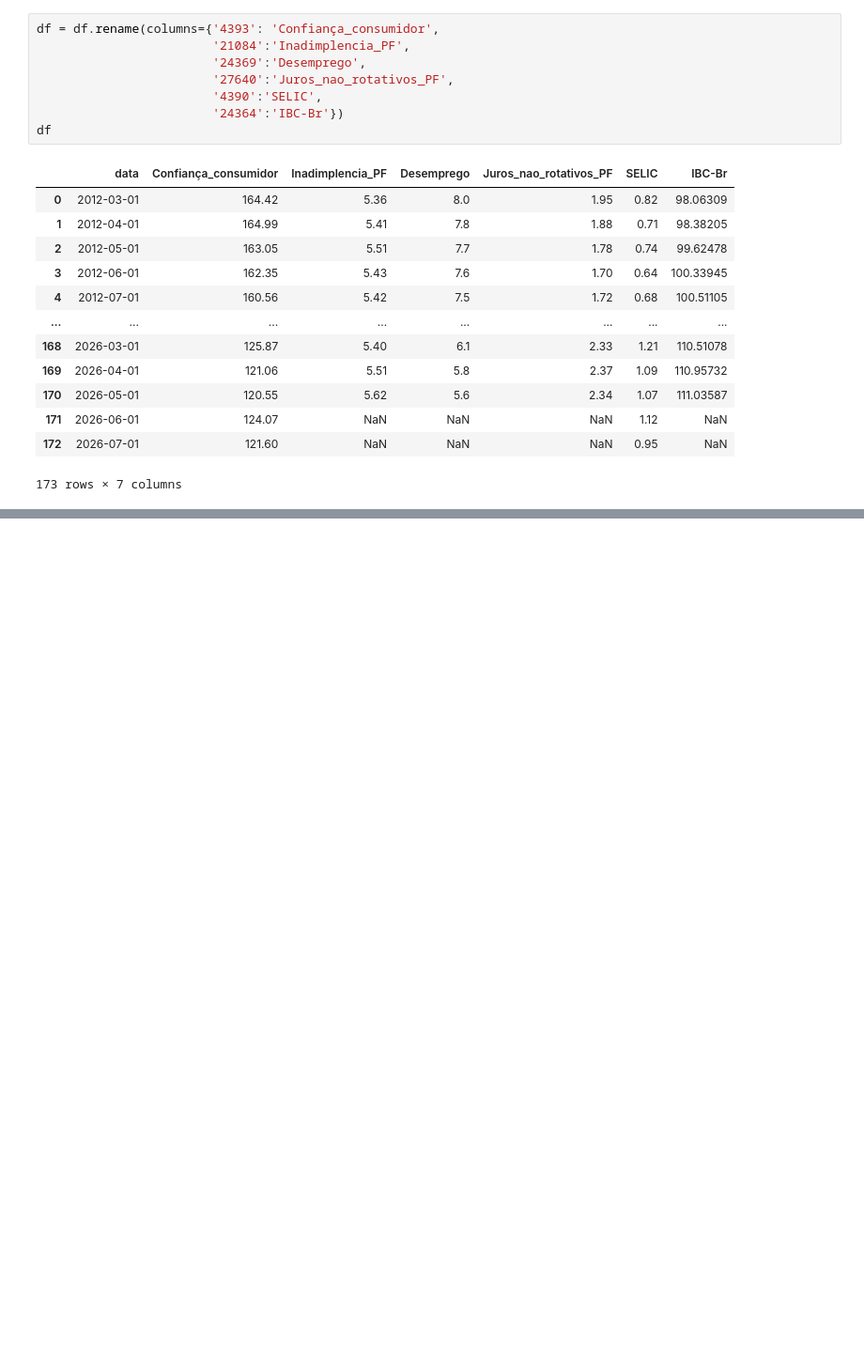
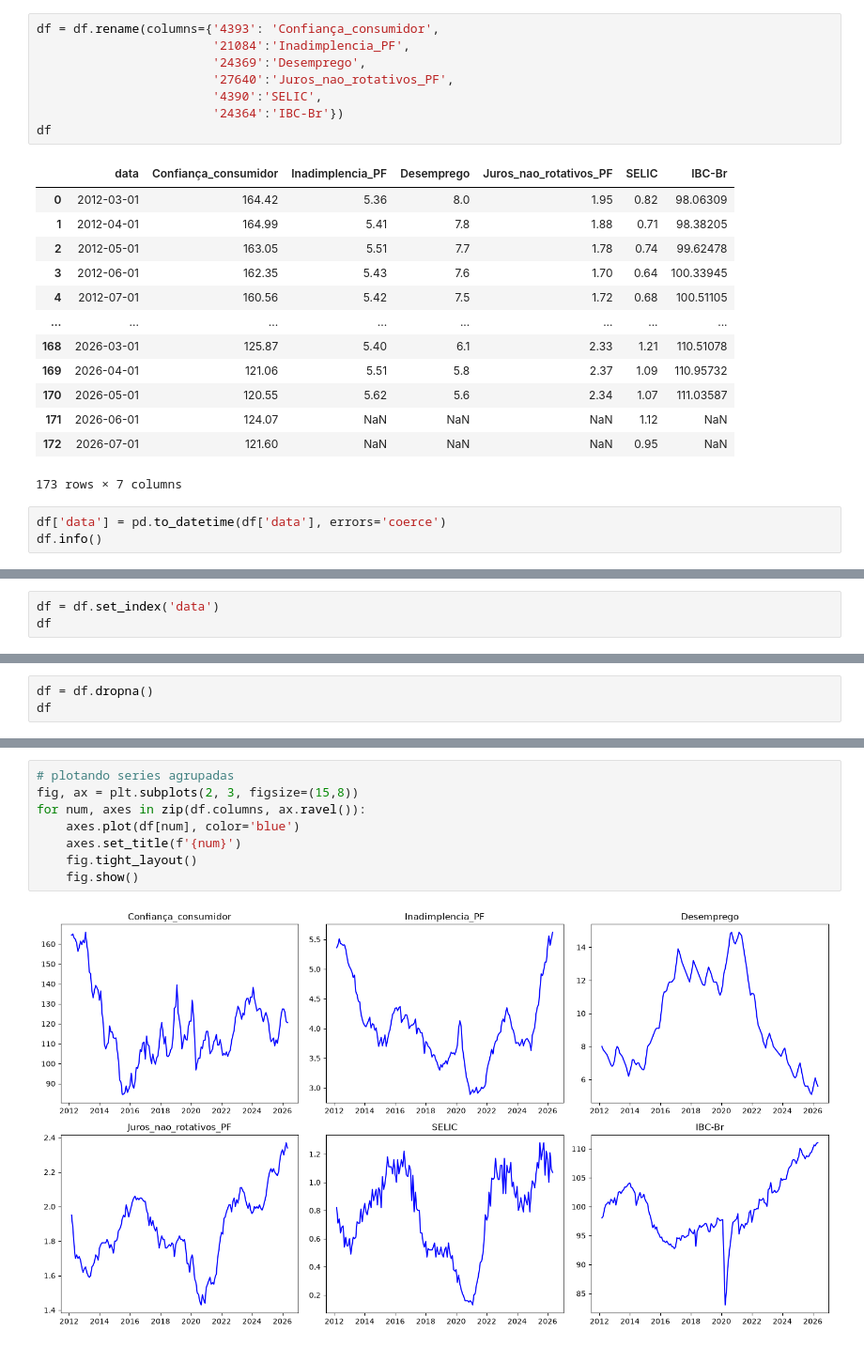
Before and after one commit to WesleySouza13/MacroEconomic-Modeling-Inverse-Problems-for-Default-Estimation-, a Jupyter notebook: notebooks/EDA.ipynb, the cells around one changed output, grey strips where cells are left out. Shown at 94% size. Cells and saved outputs as stored; diff of their text form; blank space fills up the shorter version.

Commit message:
iniciando construçao de MQO/ funçoes para resoluçoes de matrizes/ plot#d e EDA

```diff
--- a/notebooks/EDA.ipynb
+++ b/notebooks/EDA.ipynb
@@ -54,3 +58,6 @@ df
 | 171 | 2026-06-01 | 124.07 | NaN | NaN | NaN | 1.12 | NaN |
 | 172 | 2026-07-01 | 121.60 | NaN | NaN | NaN | 0.95 | NaN |
 173 rows × 7 columns
+# %%
+df['data'] = pd.to_datetime(df['data'], errors='coerce')
+df.info()
@@ -56,0 +79,3 @@ df
+# %%
+df = df.set_index('data')
+df
@@ -56,0 +117,3 @@ df
+# %%
+df = df.dropna()
+df
@@ -56,0 +135,10 @@ df
+# %%
+# plotando series agrupadas
+fig, ax = plt.subplots(2, 3, figsize=(15,8))
+for num, axes in zip(df.columns, ax.ravel()):
+    axes.plot(df[num], color='blue')
+    axes.set_title(f'{num}')
+    fig.tight_layout()
+    fig.show()
+# %% [output]
+[figure, added]
```
Also changed, not shown: parts of 10 cells of this notebook, 3 other files.
